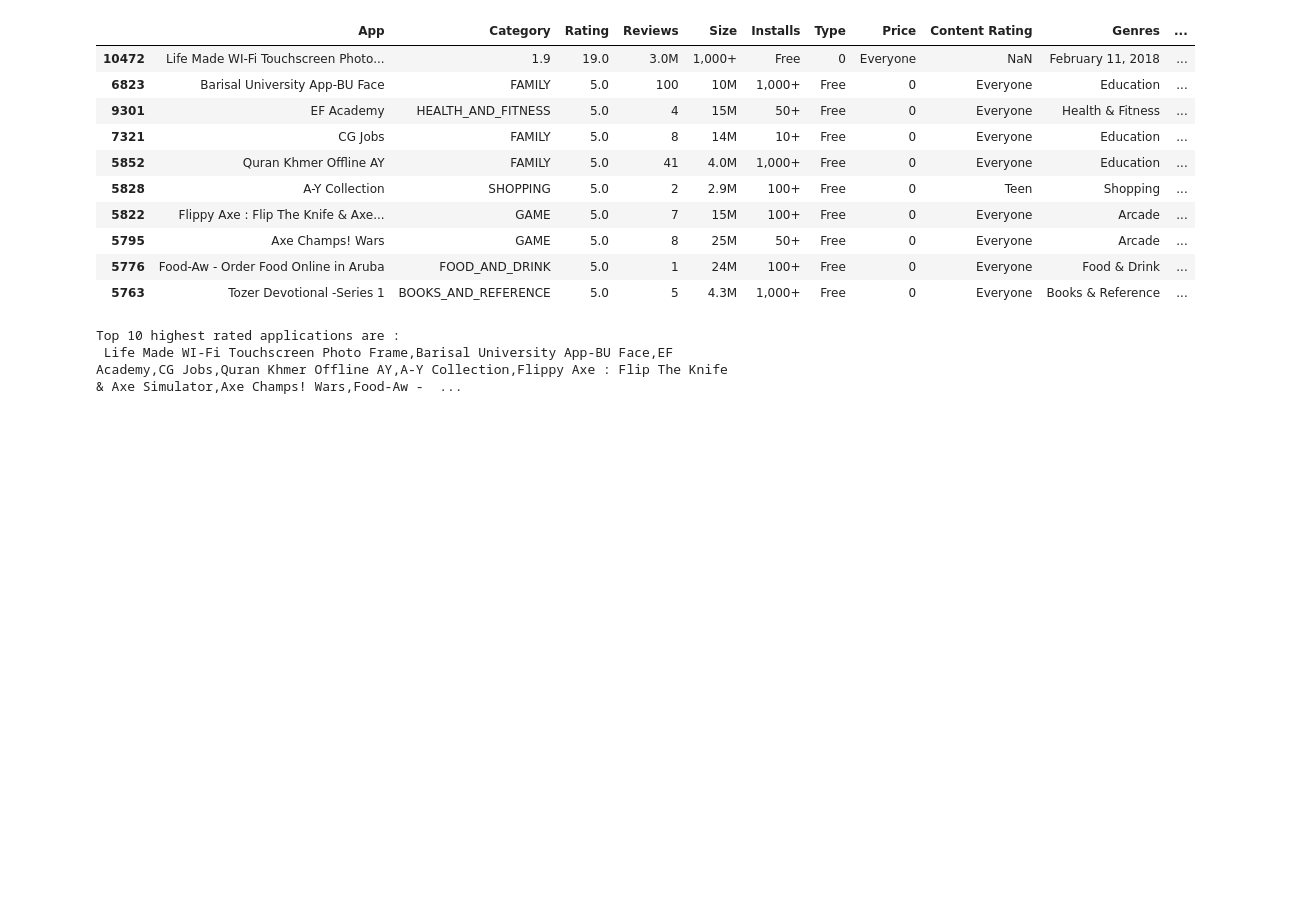
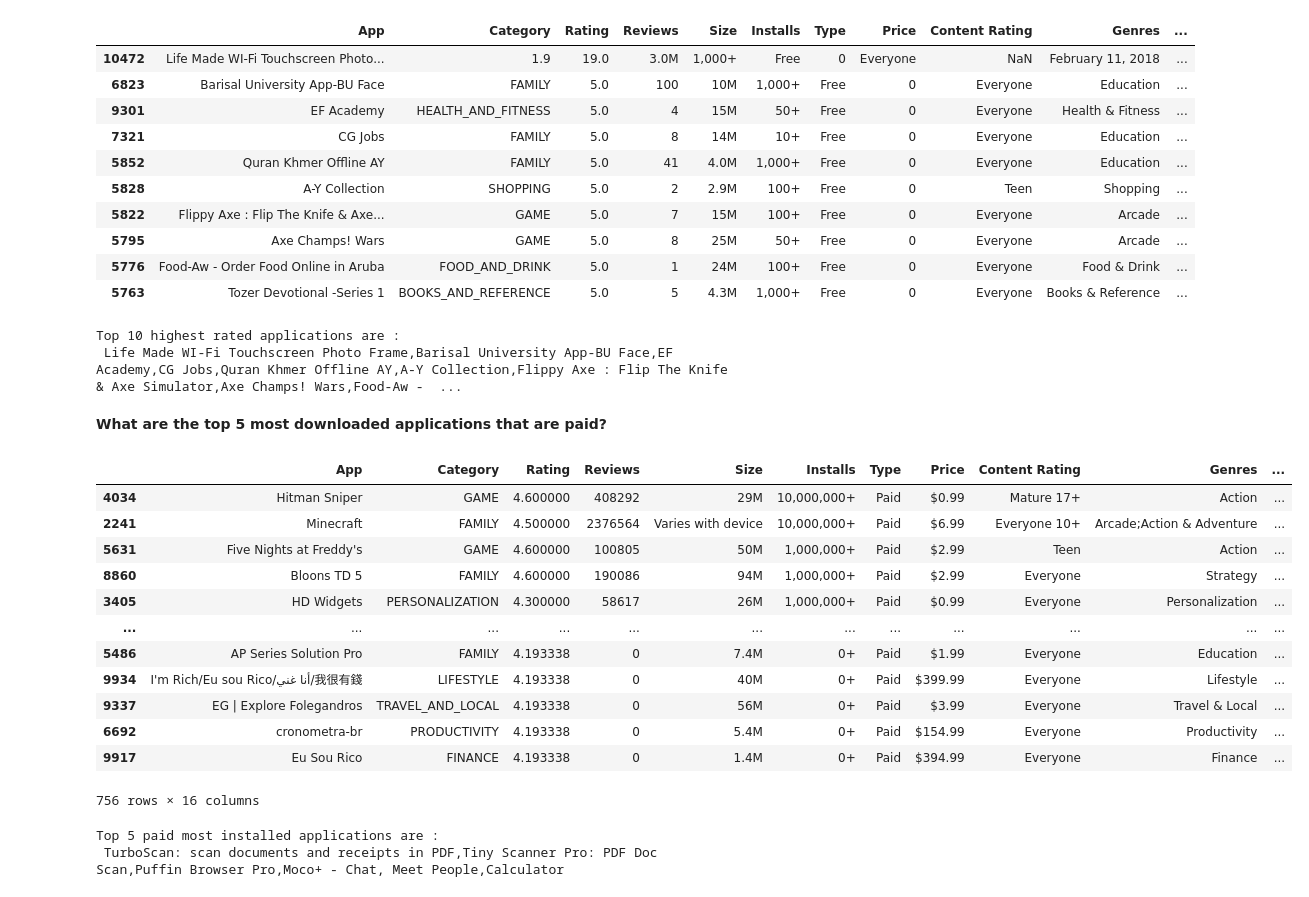
Before and after one commit to AditiBhattacharya11/PlayStore-Review-Analysis-EDA, a Jupyter notebook: Play_Store_App_Review_Analysis_EDA_Capstone_Project.ipynb, the cells around one changed output. Drawn from its saved outputs; the diff is of its cells as text; code cells hidden in the pictures; blank space fills up the shorter version.

```diff
--- a/Play_Store_App_Review_Analysis_EDA_Capstone_Project.ipynb
+++ b/Play_Store_App_Review_Analysis_EDA_Capstone_Project.ipynb
@@ -453,3 +494,28 @@ print(f'Top 10 highest rated applications are :\n', ','.join(best_reviewed_apps[
 # %% [output]
 Top 10 highest rated applications are :
  Life Made WI-Fi Touchscreen Photo Frame,Barisal University App-BU Face,EF Academy,CG Jobs,Quran Khmer Offline AY,A-Y Collection,Flippy Axe : Flip The Knife & Axe Simulator,Axe Champs! Wars,Food-Aw -  ...
+# %% [markdown]
+**What are the top 5 most downloaded applications that are paid?**
+# %%
+df1 = playstoredf[playstoredf['Type'] == 'Paid']
+
+df1.sort_values(by=['Installs_Count'], ascending=False)
+# %% [output]
+|  | App | Category | Rating | Reviews | Size | Installs | Type | Price | Content Rating | Genres | ... |
+| 4034 | Hitman Sniper | GAME | 4.600000 | 408292 | 29M | 10,000,000+ | Paid | $0.99 | Mature 17+ | Action | ... |
+| 2241 | Minecraft | FAMILY | 4.500000 | 2376564 | Varies with device | 10,000,000+ | Paid | $6.99 | Everyone 10+ | Arcade;Action & Adventure | ... |
+| 5631 | Five Nights at Freddy's | GAME | 4.600000 | 100805 | 50M | 1,000,000+ | Paid | $2.99 | Teen | Action | ... |
+| 8860 | Bloons TD 5 | FAMILY | 4.600000 | 190086 | 94M | 1,000,000+ | Paid | $2.99 | Everyone | Strategy | ... |
+| 3405 | HD Widgets | PERSONALIZATION | 4.300000 | 58617 | 26M | 1,000,000+ | Paid | $0.99 | Everyone | Personalization | ... |
+| ... | ... | ... | ... | ... | ... | ... | ... | ... | ... | ... | ... |
+| 5486 | AP Series Solution Pro | FAMILY | 4.193338 | 0 | 7.4M | 0+ | Paid | $1.99 | Everyone | Education | ... |
+| 9934 | I'm Rich/Eu sou Rico/أنا غني/我很有錢 | LIFESTYLE | 4.193338 | 0 | 40M | 0+ | Paid | $399.99 | Everyone | Lifestyle | ... |
+| 9337 | EG | Explore Folegandros | TRAVEL_AND_LOCAL | 4.193338 | 0 | 56M | 0+ | Paid | $3.99 | Everyone | Travel & Local | ... |
+| 6692 | cronometra-br | PRODUCTIVITY | 4.193338 | 0 | 5.4M | 0+ | Paid | $154.99 | Everyone | Productivity | ... |
+| 9917 | Eu Sou Rico | FINANCE | 4.193338 | 0 | 1.4M | 0+ | Paid | $394.99 | Everyone | Finance | ... |
+756 rows × 16 columns
+# %%
+print(f'Top 5 paid most installed applications are :\n', ','.join(df1['App'].head(5)))
+# %% [output]
+Top 5 paid most installed applications are :
+ TurboScan: scan documents and receipts in PDF,Tiny Scanner Pro: PDF Doc Scan,Puffin Browser Pro,Moco+ - Chat, Meet People,Calculator
```
Also changed, not shown: parts of 28 cells of this notebook.
